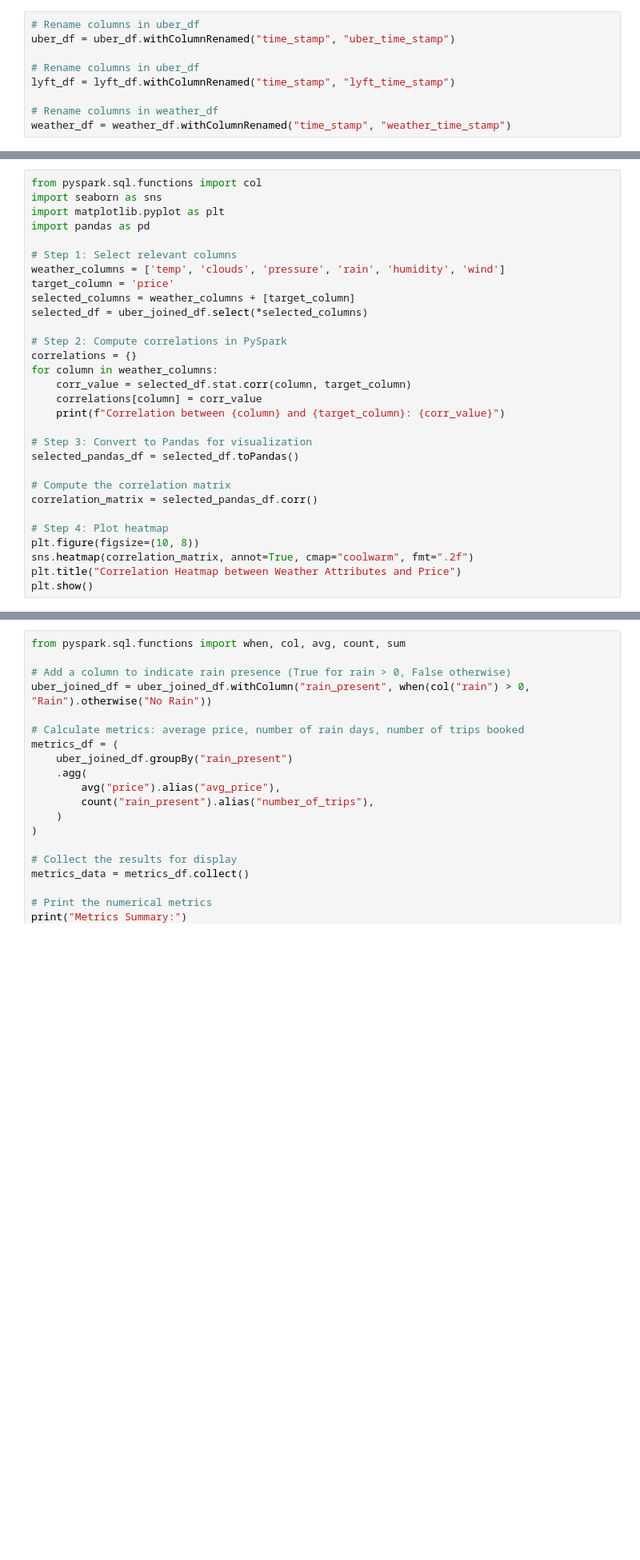
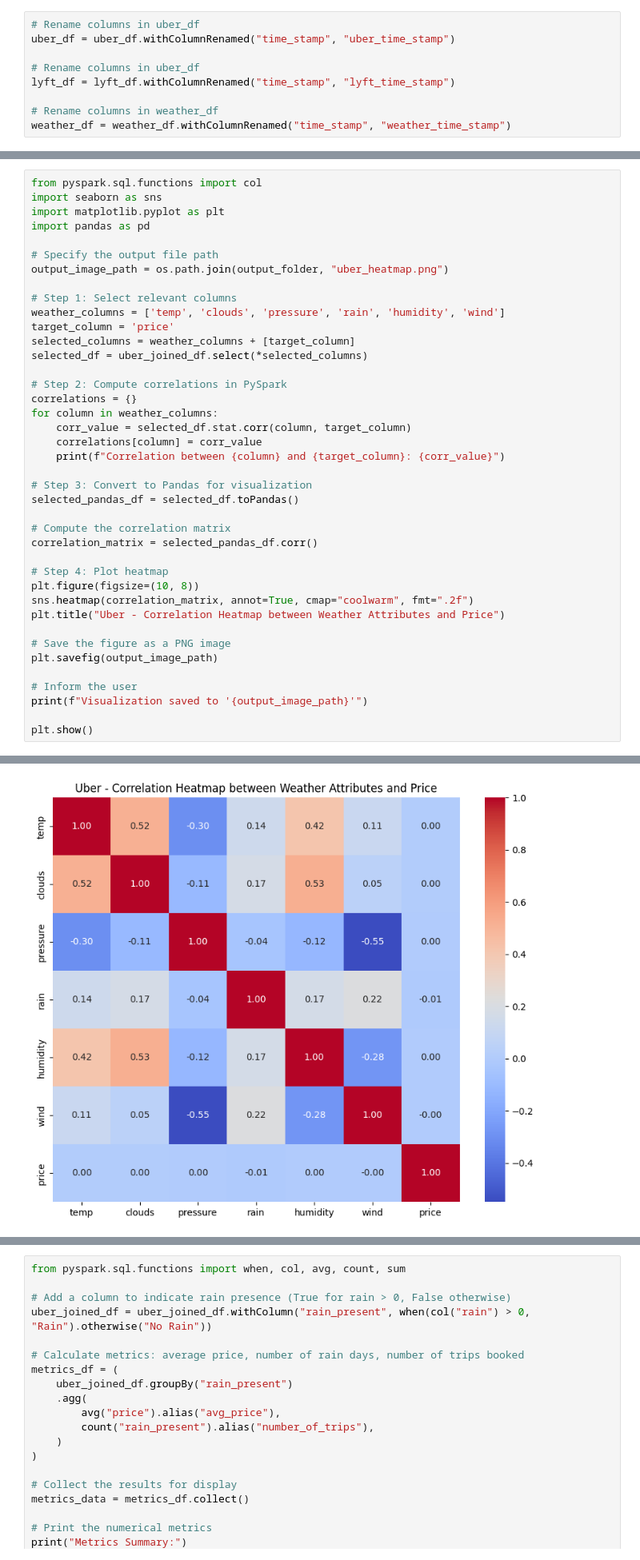
Before and after one commit to rishikamtam12/UberFarePredictor, a Jupyter notebook: dataVisualization.ipynb, the cells around one changed output, grey strips where cells are left out. Shown at 80% size. Drawn from its saved outputs; the diff is of its cells as text; blank space fills up the shorter version.

```diff
--- a/dataVisualization.ipynb
+++ b/dataVisualization.ipynb
@@ -365,6 +626,9 @@ from pyspark.sql.functions import col
 import seaborn as sns
 import matplotlib.pyplot as plt
 import pandas as pd
+
+# Specify the output file path
+output_image_path = os.path.join(output_folder, "uber_heatmap.png")
 
 # Step 1: Select relevant columns
 weather_columns = ['temp', 'clouds', 'pressure', 'rain', 'humidity', 'wind']
@@ -388,5 +652,13 @@ correlation_matrix = selected_pandas_df.corr()
 # Step 4: Plot heatmap
 plt.figure(figsize=(10, 8))
 sns.heatmap(correlation_matrix, annot=True, cmap="coolwarm", fmt=".2f")
-plt.title("Correlation Heatmap between Weather Attributes and Price")
+plt.title("Uber - Correlation Heatmap between Weather Attributes and Price")
+
+# Save the figure as a PNG image
+plt.savefig(output_image_path)
+
+# Inform the user
+print(f"Visualization saved to '{output_image_path}'")
+
 plt.show()
+# %% [output]
@@ -393,3 +672,4 @@ plt.show()
+[figure, added]
 # %%
 from pyspark.sql.functions import coalesce
 
```
Also changed, not shown: parts of 23 cells of this notebook, 11 other files.
